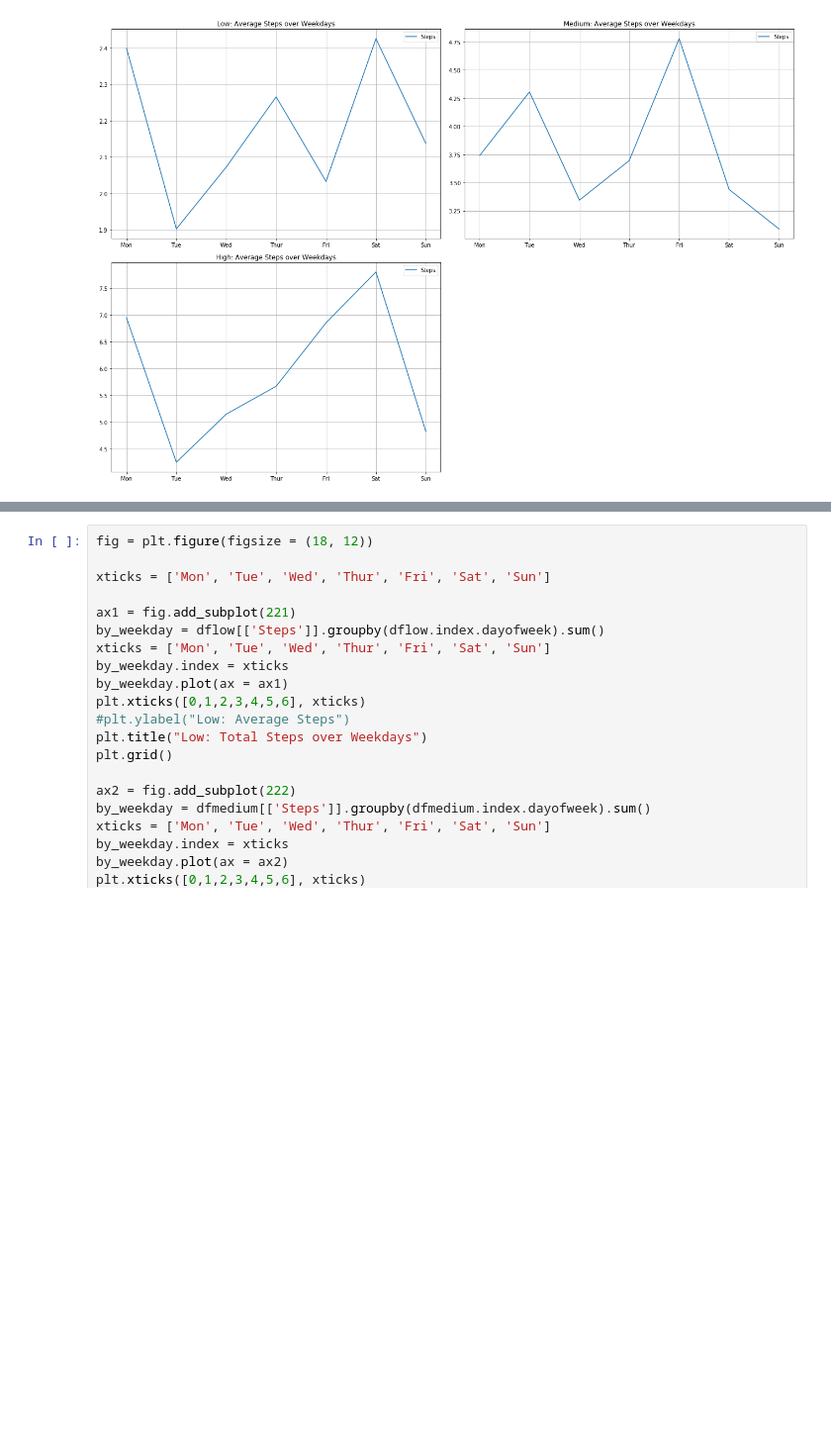
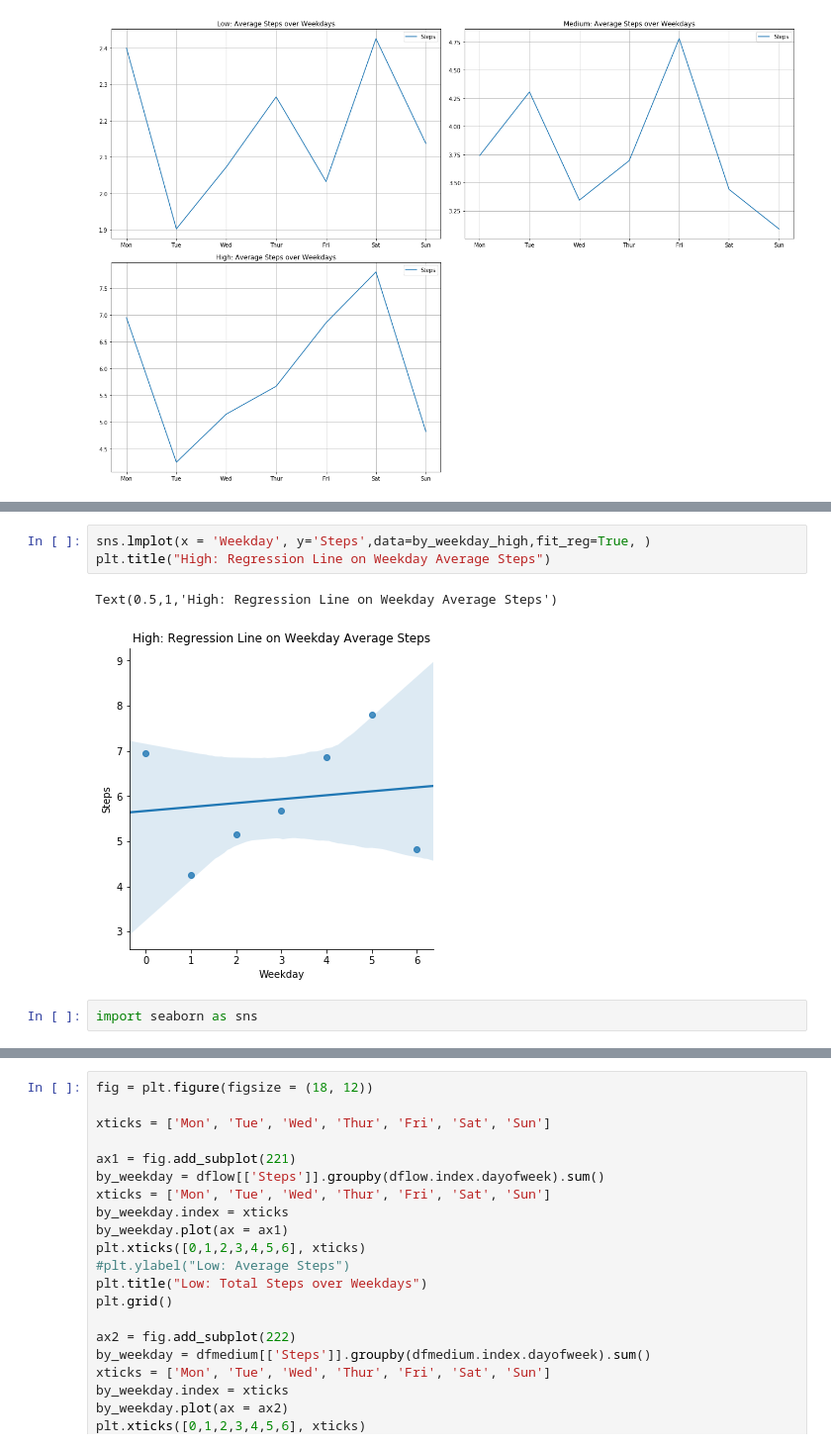
Before and after one commit to dddragons/time-data-viz-test, a Jupyter notebook: patient-low-medium-high-physical-activity-patterns.ipynb, the cells around one changed output, grey strips where cells are left out. Shown at 99% size. Drawn from its saved outputs; the diff is of its cells as text; blank space fills up the shorter version.

```diff
--- a/patient-low-medium-high-physical-activity-patterns.ipynb
+++ b/patient-low-medium-high-physical-activity-patterns.ipynb
@@ -624,0 +648,8 @@ plt.tight_layout()
+# %%
+sns.lmplot(x = 'Weekday', y='Steps',data=by_weekday_high,fit_reg=True, )
+plt.title("High: Regression Line on Weekday Average Steps")
+# %% [output]
+Text(0.5,1,'High: Regression Line on Weekday Average Steps')
+[figure, added]
+# %%
+import seaborn as sns
```
Also changed, not shown: parts of 8 cells of this notebook.
